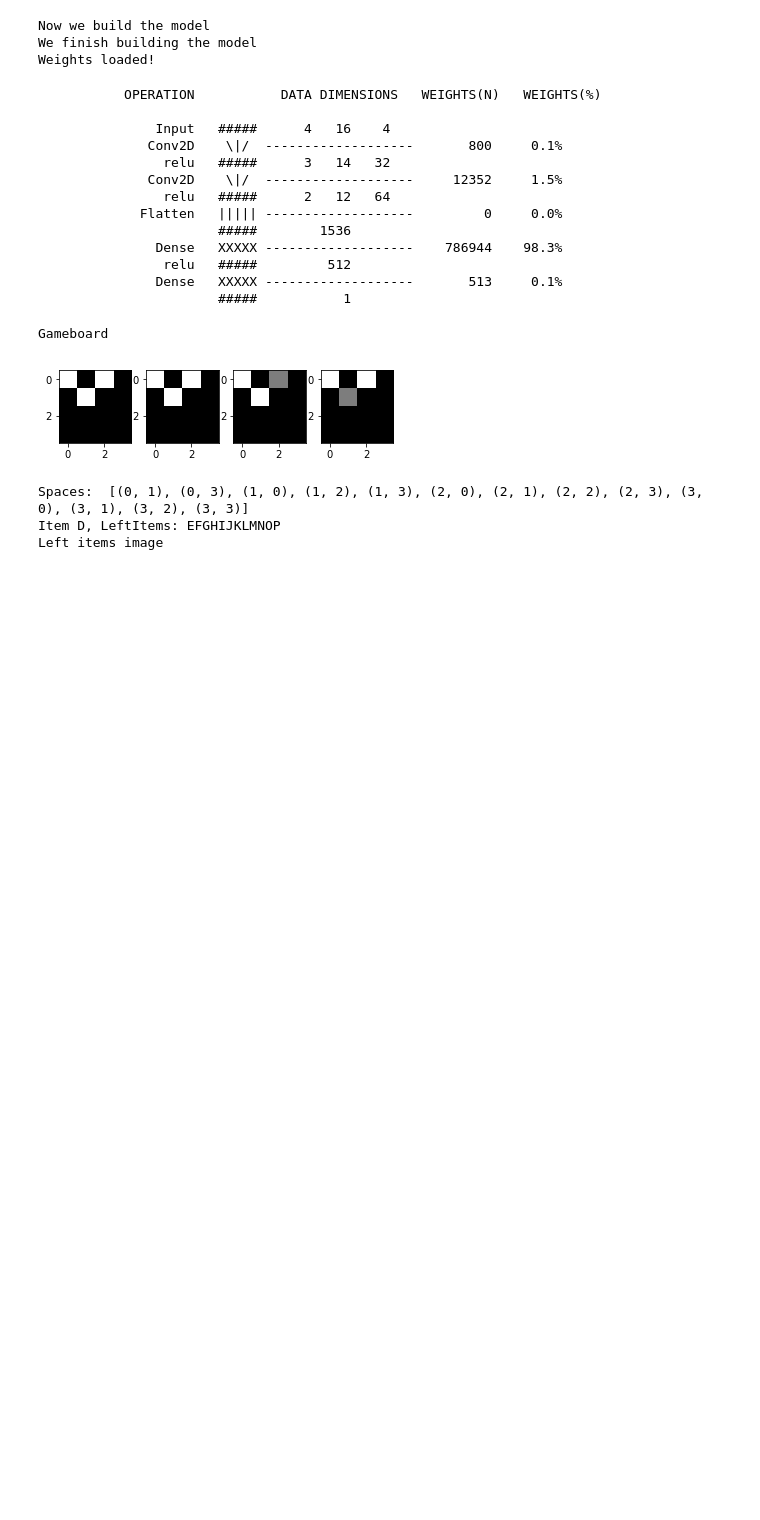
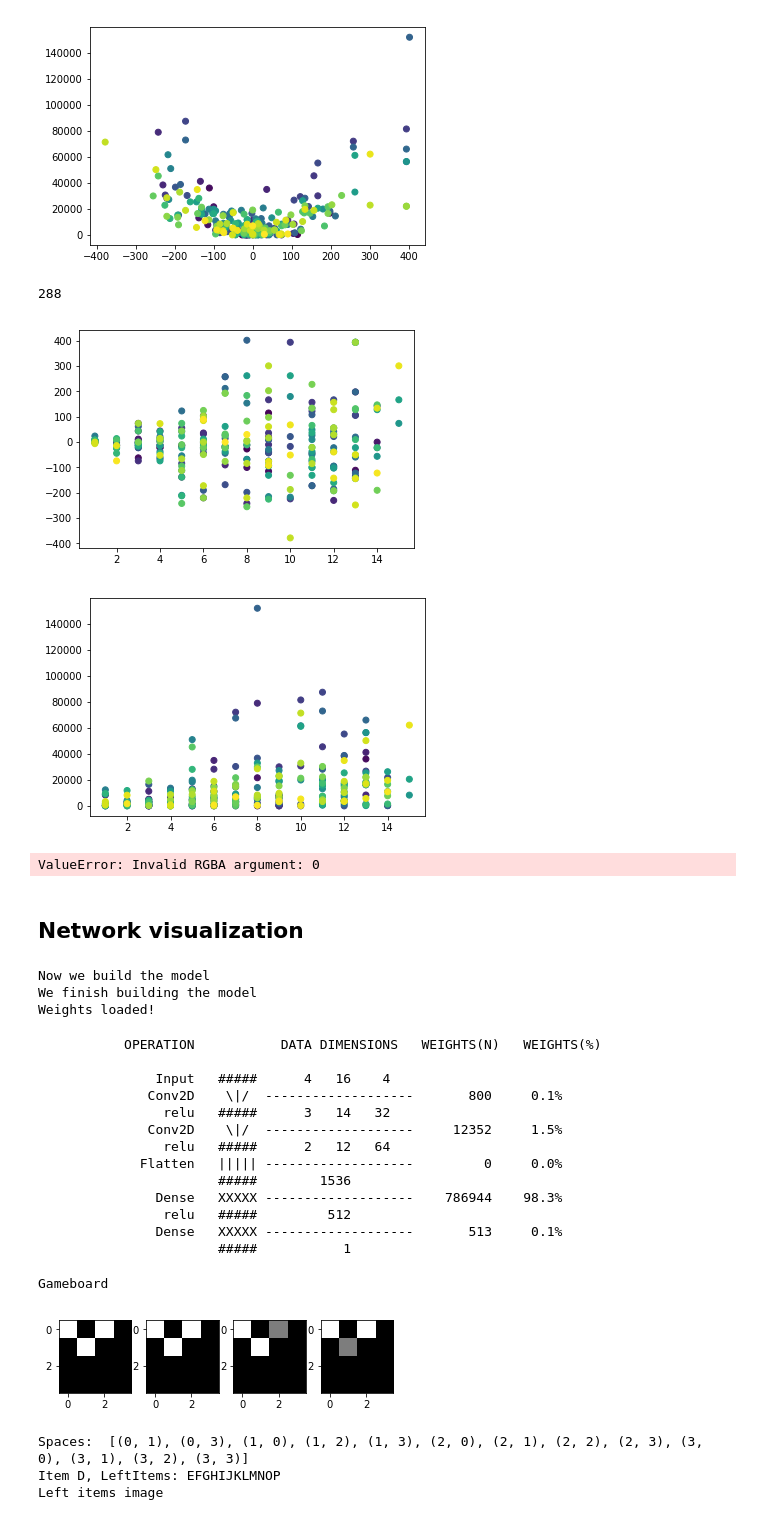
Before and after one commit to valsdav/qQuarto, a Jupyter notebook: Visualize Train.ipynb, the cells around one changed output. Cells and saved outputs as stored; diff of their text form; code cells hidden in the pictures; blank space fills up the shorter version.

```diff
--- a/Visualize Train.ipynb
+++ b/Visualize Train.ipynb
@@ -92,3 +106,45 @@ Std: 1656514.64861
+# %%
+with open("output/losses_details.txt") as file:
+    text = file.read()
+
+#s = requests.get('http://srv.lucatoma.eu/valsdav/output-v3/losses_details.txt')
+#text = s.text
+losses = []
+pieces = []
+rewards = []
+data = np.array([x.split(" ") for x in text.split("\n")])
+for d in data[:-1]:
+    losses.append(float(d[0]))
+    rewards.append(int(d[1]))
+    pieces.append(int(d[2]))
+# %%
+plt.scatter(rewards, losses, c=range(len(losses)))
+plt.show()
+print(len(rewards))
+
+plt.scatter(pieces,rewards,c=range(len(losses)))
+plt.show()
+
+plt.scatter(pieces, losses,c=range(len(losses)))
+plt.show()
+# %% [output]
+[figure, added]
+288
+[figure, added]
+[figure, added]
+# %%
+plt.scatter(rewards[-3200:], losses[-3200:], c=range(3200))
+plt.show()
+
+plt.scatter(pieces[-3200:],rewards[-3200:],  c=range(3200))
+plt.show()
+
+plt.scatter(pieces[-3200:], losses[-3200:], c=range(3200))
+plt.show()
+# %% [output]
+ValueError: Invalid RGBA argument: 0
+# %% [markdown]
+## Network visualization
 # %%
 from keras import initializers
 from keras.initializers import normal, identity
```
Also changed, not shown: parts of 6 cells of this notebook, 4 other files.
